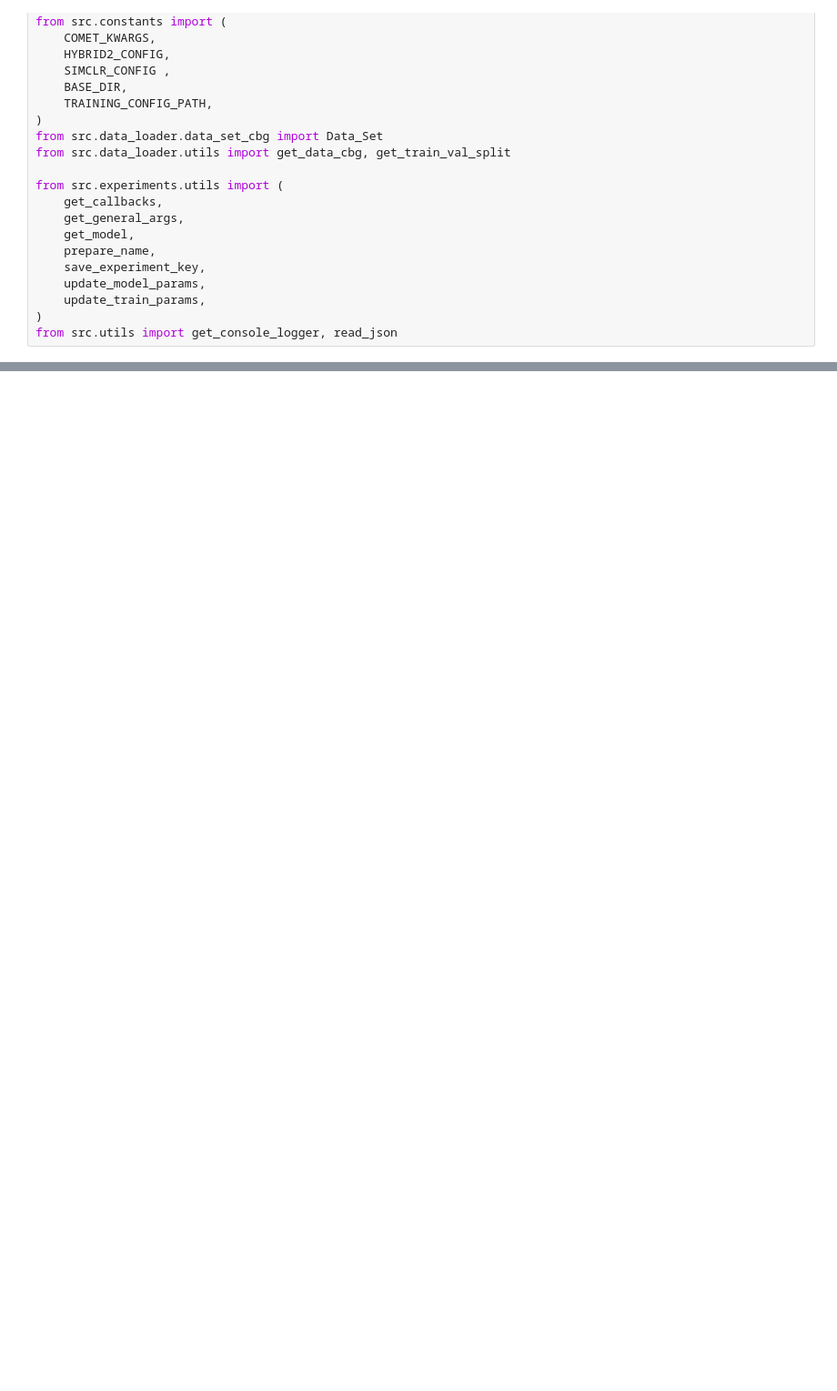
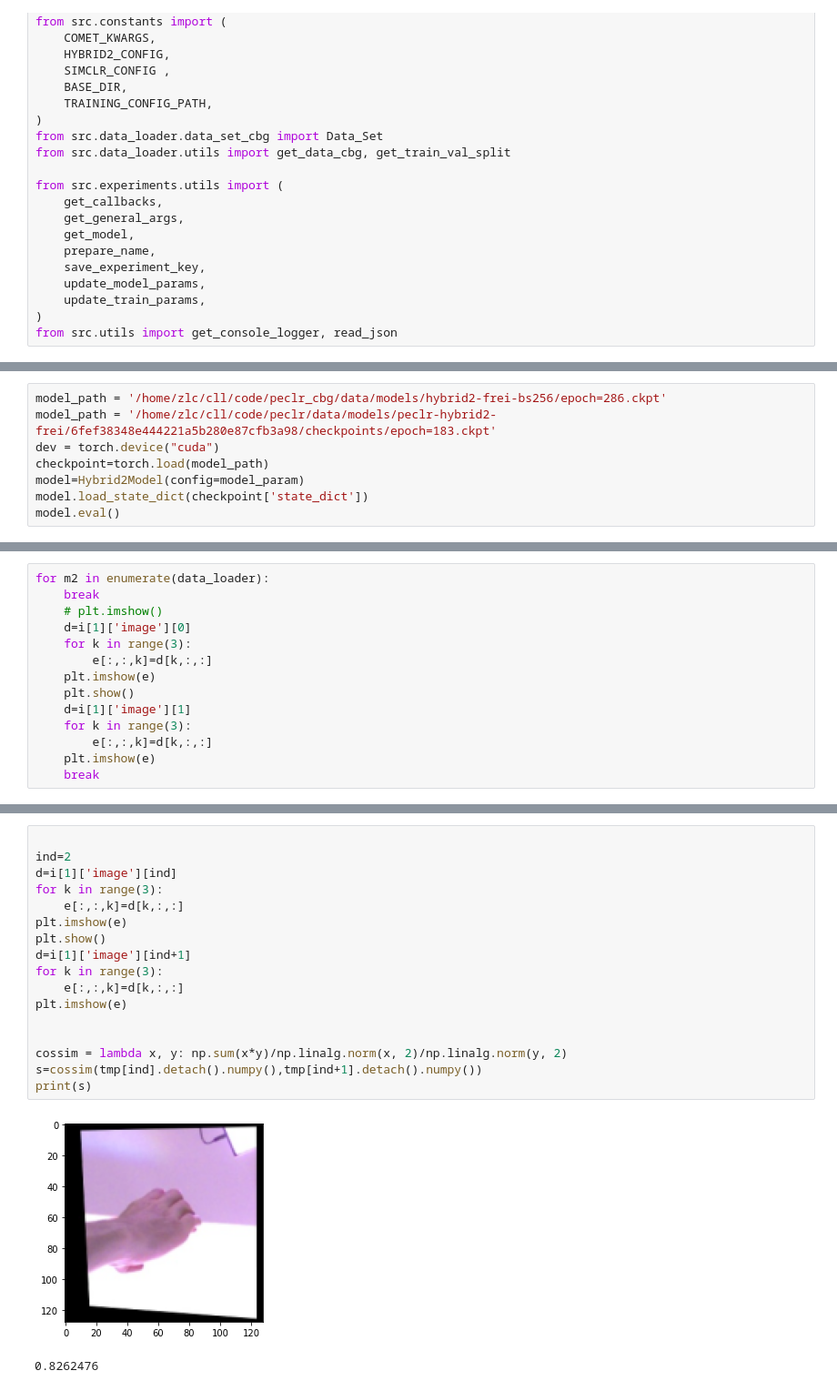
Before and after one commit to Lily-Le/peclr, a Jupyter notebook: my_finetune.ipynb, the cells around one changed output, grey strips where cells are left out. Shown at 91% size. Cells and saved outputs as stored; diff of their text form; blank space fills up the shorter version.

```diff
--- a/my_finetune.ipynb
+++ b/my_finetune.ipynb
@@ -106,0 +128,8 @@ AttributeError: 'list' object has no attribute 'train_ratio'
+# %%
+model_path = '/home/zlc/cll/code/peclr_cbg/data/models/hybrid2-frei-bs256/epoch=286.ckpt'
+model_path = '/home/zlc/cll/code/peclr/data/models/peclr-hybrid2-frei/6fef38348e444221a5b280e87cfb3a98/checkpoints/epoch=183.ckpt'
+dev = torch.device("cuda")
+checkpoint=torch.load(model_path)
+model=Hybrid2Model(config=model_param)
+model.load_state_dict(checkpoint['state_dict'])
+model.eval()
@@ -123,0 +251,14 @@ checkpoint['callbacks']
+# %%
+for m2 in enumerate(data_loader):
+    break
+    # plt.imshow()
+    d=i[1]['image'][0]
+    for k in range(3):
+        e[:,:,k]=d[k,:,:]
+    plt.imshow(e)
+    plt.show()
+    d=i[1]['image'][1]
+    for k in range(3):
+        e[:,:,k]=d[k,:,:]
+    plt.imshow(e)
+    break
@@ -123,0 +272,20 @@ checkpoint['callbacks']
+# %%
+
+ind=2
+d=i[1]['image'][ind]
+for k in range(3):
+    e[:,:,k]=d[k,:,:]
+plt.imshow(e)
+plt.show()
+d=i[1]['image'][ind+1]
+for k in range(3):
+    e[:,:,k]=d[k,:,:]
+plt.imshow(e)
+
+
+cossim = lambda x, y: np.sum(x*y)/np.linalg.norm(x, 2)/np.linalg.norm(y, 2)
+s=cossim(tmp[ind].detach().numpy(),tmp[ind+1].detach().numpy())
+print(s)
+# %% [output]
+[figure, added]
+0.8262476
```
Also changed, not shown: parts of 16 cells of this notebook, 13 other files.
